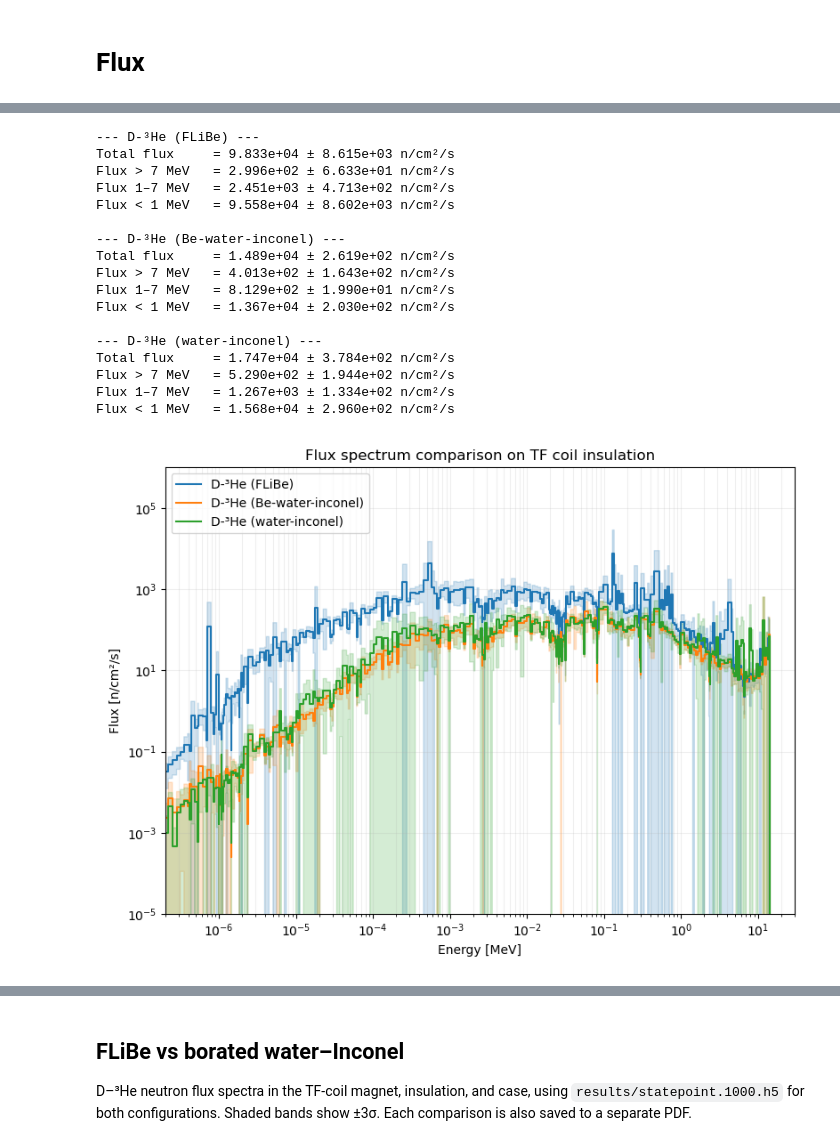
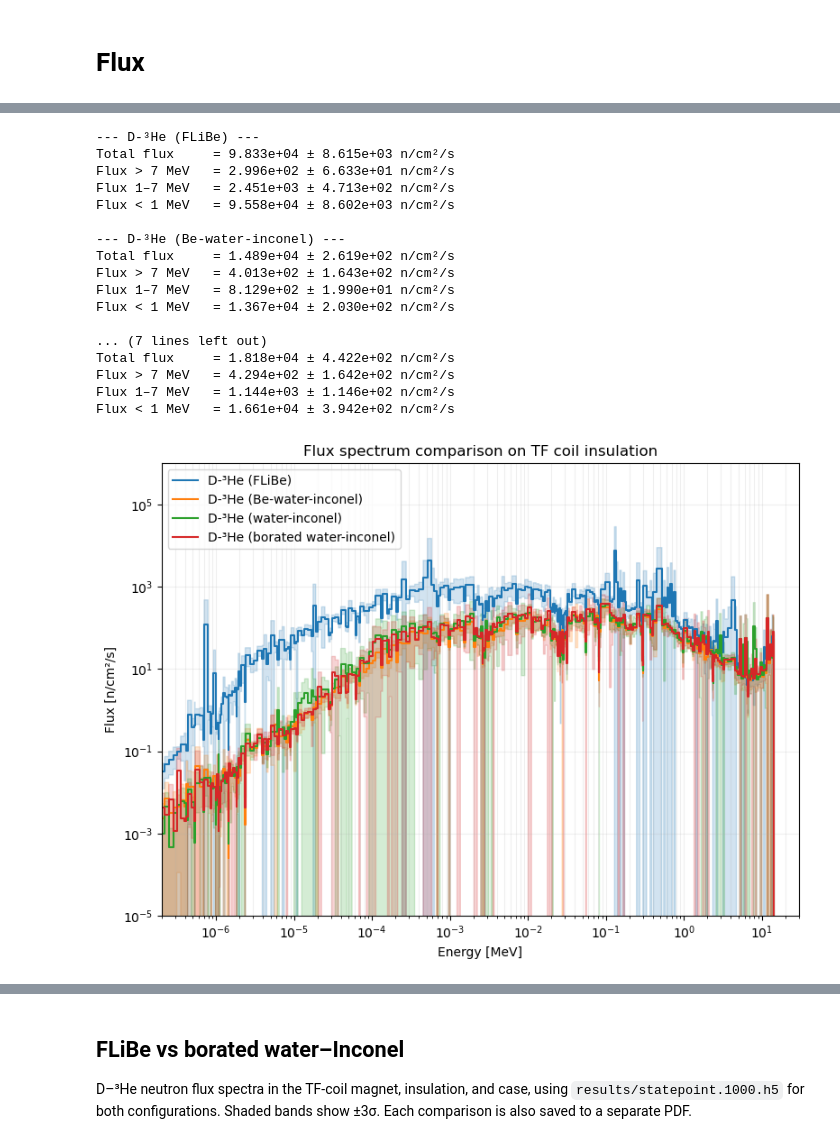
Before and after one commit to davidepettinari/fusion_fuel_concepts_explorer, a Jupyter notebook: models/comparison/all_dhe3.ipynb, the cells around one changed output, grey strips where cells are left out. Saved outputs shown, nothing was run; the diff lists cells and outputs as text; code cells hidden in the pictures.

```diff
--- a/models/comparison/all_dhe3.ipynb
+++ b/models/comparison/all_dhe3.ipynb
@@ -41,7 +41,8 @@ def compare_flux_spectra(
     sp1, name1, volume1, number_of_neutrons_per_second1,
     sp2, name2, volume2, number_of_neutrons_per_second2,
     sp3=None, name3=None, volume3=None, number_of_neutrons_per_second3=None,
-    label1="Case 1", label2="Case 2", label3="Case 3",
+    sp4=None, name4=None, volume4=None, number_of_neutrons_per_second4=None,
+    label1="Case 1", label2="Case 2", label3="Case 3", label4="Case 4",
     region_name="Region A", output_filename=None
 ):
     energy_bins = openmc.mgxs.GROUP_STRUCTURES["TRIPOLI-315"]
@@ -83,8 +84,16 @@ def compare_flux_spectra(
         (sp1, name1, volume1, number_of_neutrons_per_second1, label1),
         (sp2, name2, volume2, number_of_neutrons_per_second2, label2),
     ]
+
     if sp3 is not None:
-        cases.append((sp3, name3, volume3, number_of_neutrons_per_second3, label3))
+        cases.append(
+            (sp3, name3, volume3, number_of_neutrons_per_second3, label3)
+        )
+
+    if sp4 is not None:
+        cases.append(
+            (sp4, name4, volume4, number_of_neutrons_per_second4, label4)
+        )
 
     fig, ax = plt.subplots(figsize=(8, 6))
 
@@ -119,7 +128,7 @@ def compare_flux_spectra(
     ax.set_title(f"Flux spectrum comparison on {region_name}")
 
     fig.tight_layout()
-    fig.savefig(output_filename or f"{region_name}_dhe3.pdf", format="pdf")
+    fig.savefig(output_filename or f"{region_name} all.pdf", format="pdf")
     plt.show()
 # %%
 sp_dhe = openmc.StatePoint("../d_he3/flibe/results/statepoint.1000.h5")
@@ -169,39 +183,44 @@ compare_flux_spectra(
     sp1=sp_dhe,
     name1="neutron_spectra_tf_coil_insulation",
     volume1=tf_coil_insulation_volume*1e6,
     number_of_neutrons_per_second1=number_of_neutrons_per_second_dhe,
     sp2=sp_dhe_water_inconel,
     name2="neutron_spectra_tf_coil_insulation",
     volume2=tf_coil_insulation_volume*1e6,
     number_of_neutrons_per_second2=number_of_neutrons_per_second_dhe,
     sp3=sp_dhe_no_be,
     name3="neutron_spectra_tf_coil_insulation",
     volume3=tf_coil_insulation_volume*1e6,
     number_of_neutrons_per_second3=number_of_neutrons_per_second_dhe,
+    sp4=sp_dhe_borated_water_inconel,
+    name4="neutron_spectra_tf_coil_insulation",
+    volume4=tf_coil_insulation_volume*1e6,
+    number_of_neutrons_per_second4=number_of_neutrons_per_second_dhe,
     label1="D-³He (FLiBe)",
     label2="D-³He (Be-water-inconel)",
     label3="D-³He (water-inconel)",
+    label4="D-³He (borated water-inconel)",
     region_name="TF coil insulation"
 )
 # %% [output]
 --- D-³He (FLiBe) ---
 Total flux     = 9.833e+04 ± 8.615e+03 n/cm²/s
 Flux > 7 MeV   = 2.996e+02 ± 6.633e+01 n/cm²/s
 Flux 1–7 MeV   = 2.451e+03 ± 4.713e+02 n/cm²/s
 Flux < 1 MeV   = 9.558e+04 ± 8.602e+03 n/cm²/s
 
 --- D-³He (Be-water-inconel) ---
 Total flux     = 1.489e+04 ± 2.619e+02 n/cm²/s
 Flux > 7 MeV   = 4.013e+02 ± 1.643e+02 n/cm²/s
 Flux 1–7 MeV   = 8.129e+02 ± 1.990e+01 n/cm²/s
 Flux < 1 MeV   = 1.367e+04 ± 2.030e+02 n/cm²/s
 
---- D-³He (water-inconel) ---
-Total flux     = 1.747e+04 ± 3.784e+02 n/cm²/s
-Flux > 7 MeV   = 5.290e+02 ± 1.944e+02 n/cm²/s
-Flux 1–7 MeV   = 1.267e+03 ± 1.334e+02 n/cm²/s
-Flux < 1 MeV   = 1.568e+04 ± 2.960e+02 n/cm²/s
+... (7 lines left out)
+Total flux     = 1.818e+04 ± 4.422e+02 n/cm²/s
+Flux > 7 MeV   = 4.294e+02 ± 1.642e+02 n/cm²/s
+Flux 1–7 MeV   = 1.144e+03 ± 1.146e+02 n/cm²/s
+Flux < 1 MeV   = 1.661e+04 ± 3.942e+02 n/cm²/s
-[figure, old version]
+[figure, new version]
 # %%
 compare_flux_spectra(
     sp1=sp_dhe,
```
Also changed, not shown: parts of 5 cells of this notebook, 20 other files.
